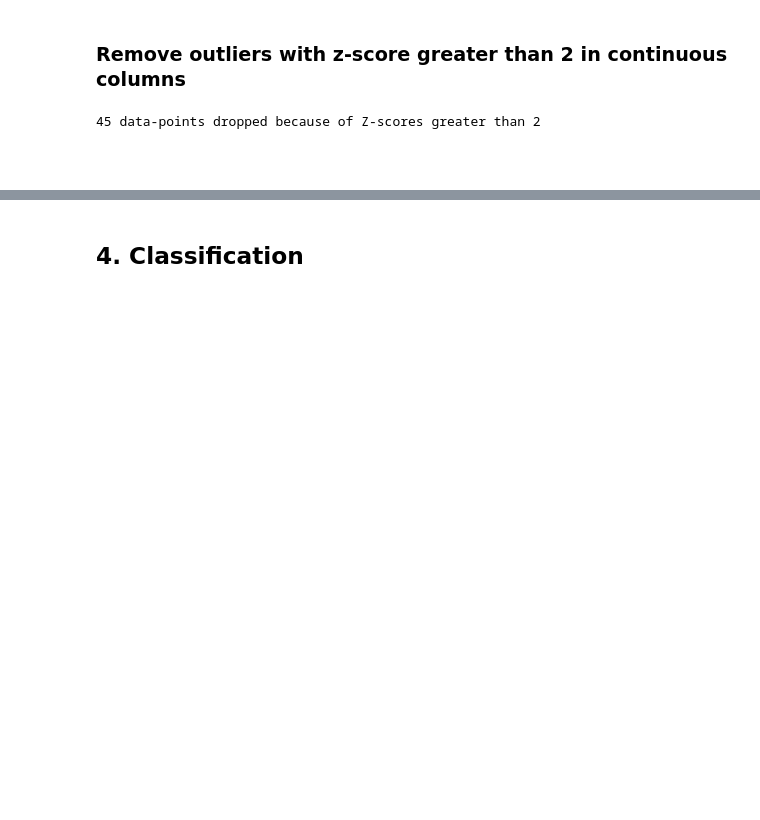
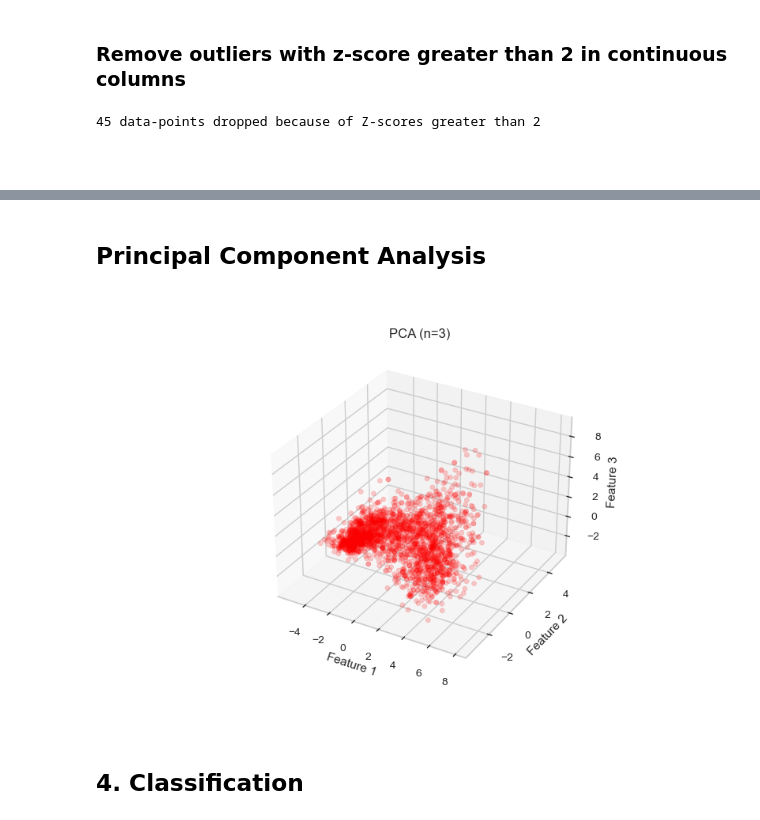
Before and after one commit to marci-nemeth/ML-Notebooks, a Jupyter notebook: Classification/CustomerAnalysis.ipynb, the cells around one changed output, grey strips where cells are left out. Cells and saved outputs as stored; diff of their text form; code cells hidden in the pictures; blank space fills up the shorter version.

```diff
--- a/Classification/CustomerAnalysis.ipynb
+++ b/Classification/CustomerAnalysis.ipynb
@@ -152,0 +175,2 @@ AttributeError: 'Figure' object has no attribute 'set_title'
+# %%
+filtered_df = pd.get_dummies(filtered_df, columns=["Marital_Status","Education"],prefix="_")
@@ -152,0 +179,6 @@ AttributeError: 'Figure' object has no attribute 'set_title'
+# %%
+from sklearn.preprocessing import StandardScaler
+scaler = StandardScaler()
+scaled_mat = scaler.fit_transform(filtered_df)
+scaled_df = pd.DataFrame(columns=filtered_df.columns,data=scaled_mat)
+print(scaled_df)
@@ -153,2 +222,30 @@ AttributeError: 'Figure' object has no attribute 'set_title'
+# %% [markdown]
+## Principal Component Analysis
+# %%
+pca = PCA(n_components=3)
+pca.fit(scaled_df)
+pca_df = pd.DataFrame(pca.transform(scaled_df),columns=["feature1","feature2","feature3"])
+# %%
+%matplotlib widget
+# creating figure
+xs=pca_df["feature1"]
+ys=pca_df["feature2"]
+zs=pca_df["feature3"]
+fig = plt.figure()
+ax = fig.add_subplot(111, projection='3d')
+
+# creating the plot
+ax.scatter3D(xs, ys, zs, color='red',alpha=0.2)
+
+# setting title and labels
+ax.set_title("PCA (n=3)")
+ax.set_xlabel('Feature 1')
+ax.set_ylabel('Feature 2')
+ax.set_zlabel('Feature 3')
+
+# displaying the plot
+plt.show()
+# %% [output]
+[figure, added]
 # %% [markdown]
 ## 4. Classification
```
Also changed, not shown: parts of 17 cells of this notebook, 2 other files.
